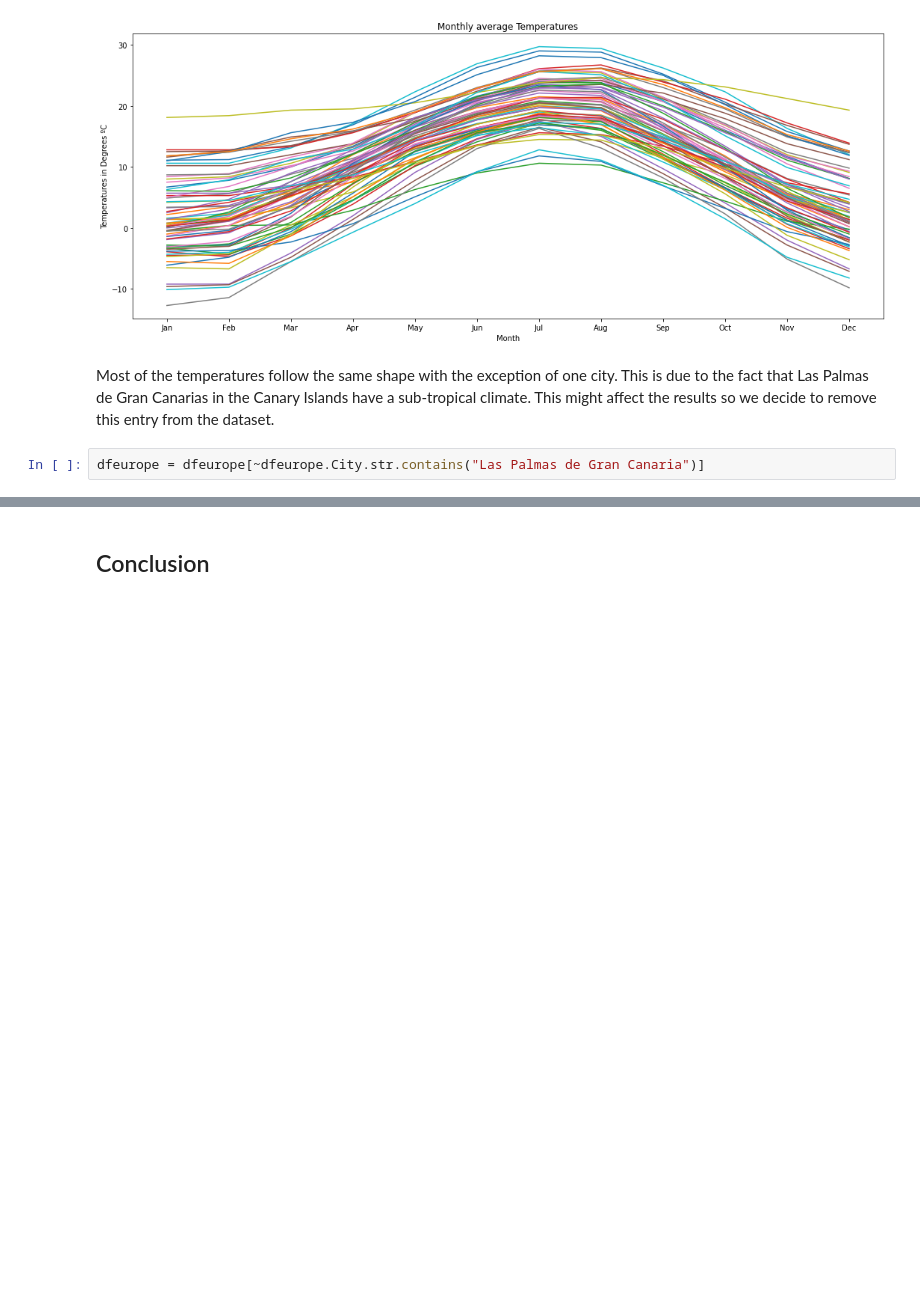
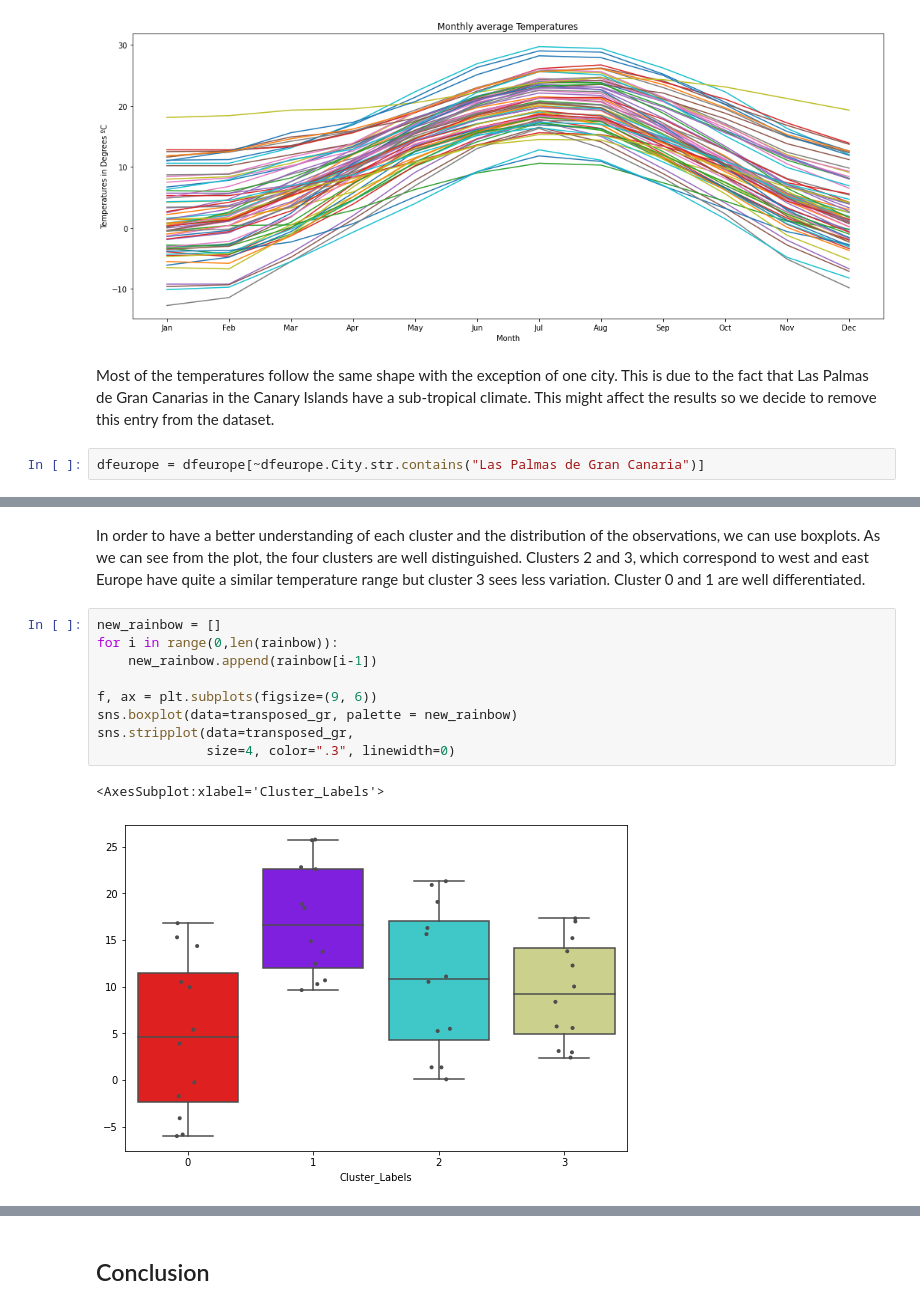
Before and after one commit to RamiroMF/Coursera_Capstone, a Jupyter notebook: festivals_and_temperature/report/report.ipynb, the cells around one changed output, grey strips where cells are left out. Saved outputs shown, nothing was run; the diff lists cells and outputs as text; blank space fills up the shorter version.

```diff
--- a/festivals_and_temperature/report/report.ipynb
+++ b/festivals_and_temperature/report/report.ipynb
@@ -205,0 +338,14 @@ Now it is time to start the machine learning process.
+# %% [markdown]
+In order to have a better understanding of each cluster and the distribution of the observations, we can use boxplots. As we can see from the plot, the four clusters are well distinguished. Clusters 2 and 3, which correspond to west and east Europe have quite a similar temperature range but cluster 3 sees less variation. Cluster 0 and 1 are well differentiated.
+# %%
+new_rainbow = []
+for i in range(0,len(rainbow)):
+    new_rainbow.append(rainbow[i-1])
+
+f, ax = plt.subplots(figsize=(9, 6))
+sns.boxplot(data=transposed_gr, palette = new_rainbow)
+sns.stripplot(data=transposed_gr,
+              size=4, color=".3", linewidth=0)
+# %% [output]
+<AxesSubplot:xlabel='Cluster_Labels'>
+[figure, added]
```
Also changed, not shown: parts of 36 cells of this notebook, 1 other file.
